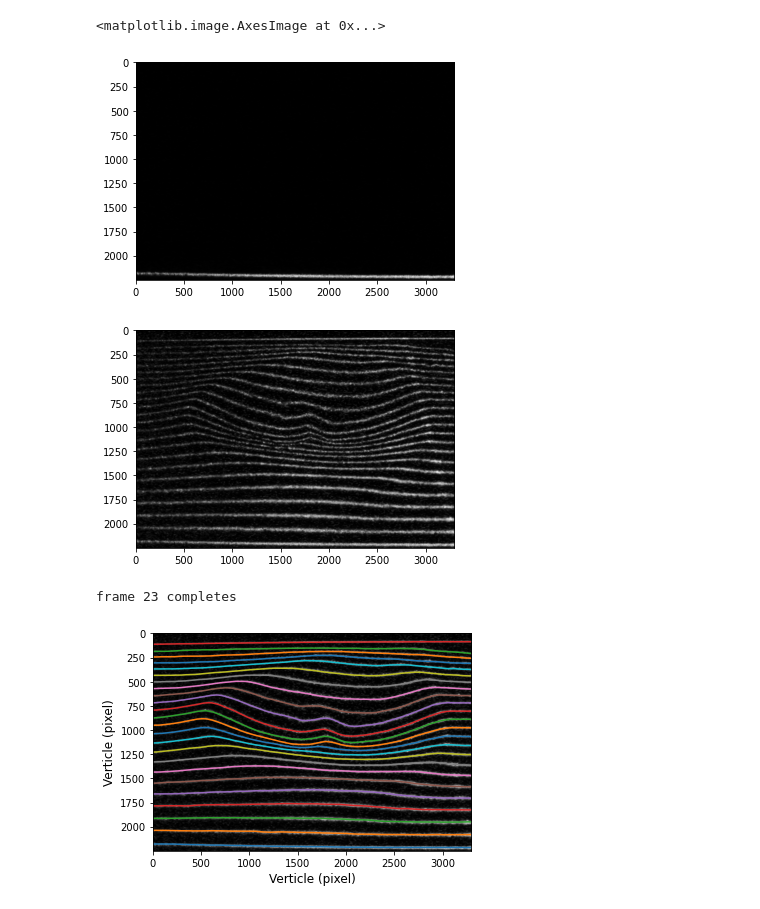
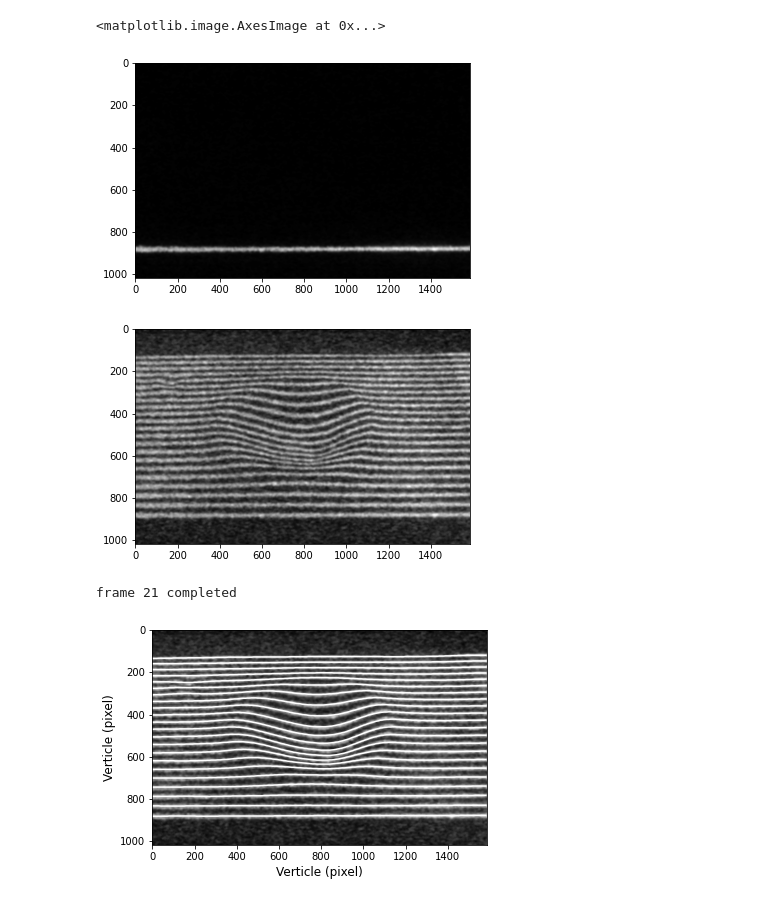
Before and after one commit to BingchengSuo/Laser_Triangulation_of_Impact_Crater, a Jupyter notebook: oblique_crater_laser.ipynb, the cells around one changed output. Saved outputs shown, nothing was run; the diff lists cells and outputs as text; code cells hidden in the pictures.

```diff
--- a/oblique_crater_laser.ipynb
+++ b/oblique_crater_laser.ipynb
@@ -9,24 +9,27 @@ import matplotlib.pyplot as plt
 import scipy.ndimage.filters as filters
 # %%
 # image parameters
-top    = 2450
-bottom = 200
-left   = 0
-right  = 3300
-laser_line_num = 24
+top    = 1018
+bottom = 0
+left   = 203
+right  = 1790
+laser_line_num = 22
+# start and end frame file last two digits
+frame_i = 40
+frame_f = 61
 # %%
 # import template frame
-img_template = cv2.imread('DSC_9253.JPG',0)
+img_template = cv2.imread('DSC_9437.JPG',0)
 # create list for storing frame information
 img = np.linspace([],[],laser_line_num).tolist()
-for i in range(54,78):
-    img[i-54] = cv2.subtract(cv2.imread('DSC_92'+str(i)+'.JPG',0), img_template) # subtrction reduce noise
-    img[i-54] = img[i-54][bottom:top, left:right] # crop image
-    img[i-54] = cv2.blur(img[i-54], [10,10])      # blur image
+for i in range(frame_i,frame_f+1):
+    img[i-frame_i] = cv2.subtract(cv2.imread('DSC_94'+str(i)+'.JPG',0), img_template) # subtrction reduce noise
+    img[i-frame_i] = img[i-frame_i][bottom:top,left:right] # crop image
+    img[i-frame_i] = cv2.blur(img[i-frame_i], [10,10])      # blur image
 plt.imshow(img[0], cmap = 'gray') # image check
 # %% [output]
 <matplotlib.image.AxesImage at 0x...>
-[figure, old version]
+[figure, new version]
 # %%
 # ovrelay images
 fullmap = img[0]
@@ -37,7 +40,7 @@ for i in range(len(img)-1):
 plt.imshow(fullmap, cmap = 'gray')
 plt.savefig('laser_crater', dpi=400, bbox_inches='tight')
 # %% [output]
-[figure, old version]
+[figure, new version]
 # %%
 # storing all the fitting data
 # data structure [[],[],[],[],[],[]]
@@ -50,19 +53,19 @@ for k in range(len(img)):
         y = img[k][:,i].tolist().index(max(img[k][:,i]))
         curves_fit[k].append(y) # append to list storing fits
     curves_fit[k] = filters.gaussian_filter1d(curves_fit[k],sigma=5)
-    print("frame "+str(k)+" completes", end='\r')
+    print("frame "+str(k)+" completed", end='\r')
 x = np.arange(0,len(img[k][0]),step_size) # create the horizontal points profile of image
 
 # check plot
 for i in range(len(img)):
-    plt.plot(x, curves_fit[i][:], marker = 'o',markersize=0.01)
+    plt.plot(x, curves_fit[i][:], marker = 'o',markersize=0.01, color = 'white')
 plt.xlabel('Verticle (pixel)', fontsize = 12)
 plt.ylabel('Verticle (pixel)', fontsize = 12)
 plt.imshow(fullmap, cmap = 'gray')
-plt.savefig('laser_crater', dpi=400, bbox_inches='tight')
+plt.savefig('laser_crater', dpi=1000, bbox_inches='tight')
 # %% [output]
-frame 23 completes
+frame 21 completed
-[figure, old version]
+[figure, new version]
 # %%
 # make a replicate of curves_fit and x
 curves_fit_real = copy.deepcopy(curves_fit)
```
Also changed, not shown: parts of 4 cells of this notebook.
